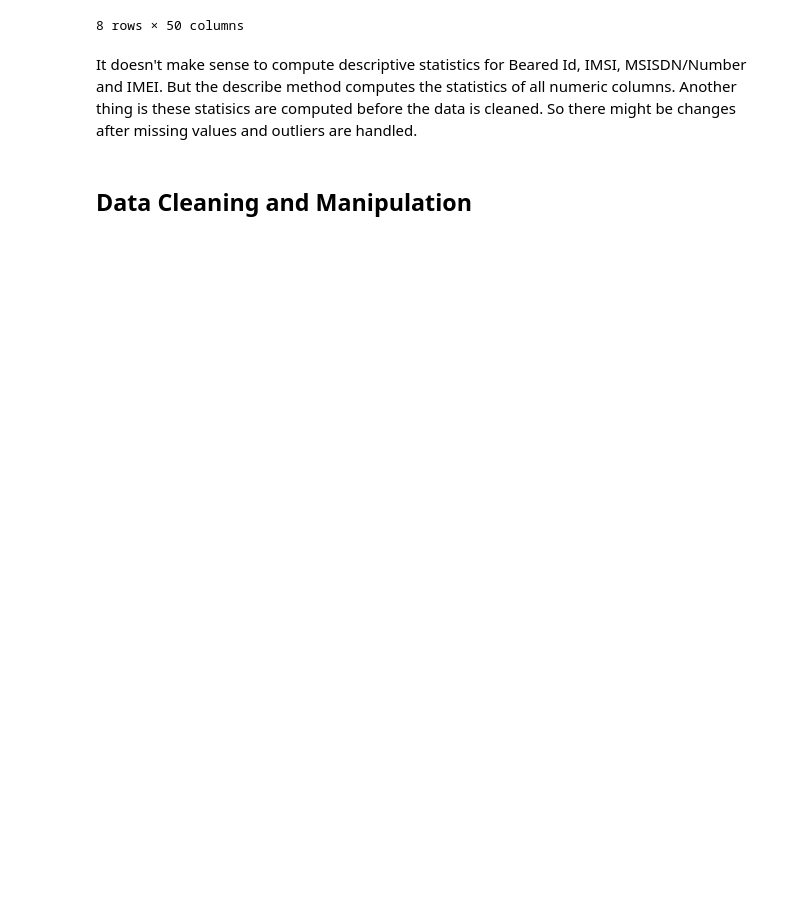
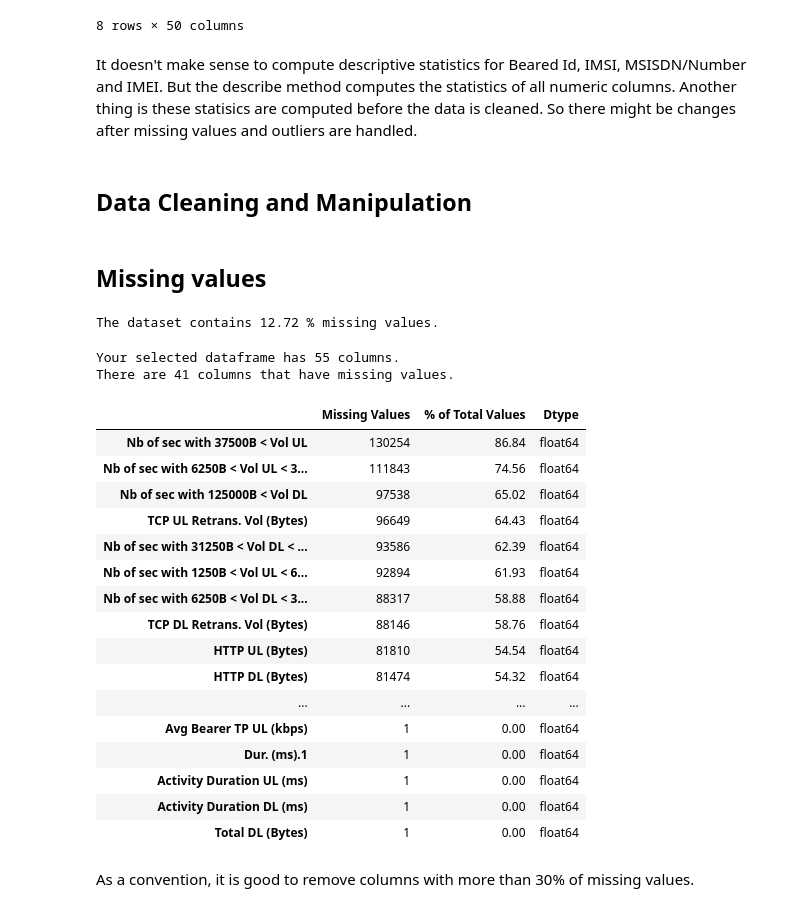
Before and after one commit to zelalemgetahun9374/TellCo-Data-Analysis, a Jupyter notebook: notebooks/User Overview analysis.ipynb, the cells around one changed output. Cells and saved outputs as stored; diff of their text form; code cells hidden in the pictures; blank space fills up the shorter version.

```diff
--- a/notebooks/User Overview analysis.ipynb
+++ b/notebooks/User Overview analysis.ipynb
@@ -9,0 +25,31 @@ import pandas as pd
+# %%
+# Function to calculate missing values by column
+def missing_values_table(df):
+    # Total missing values
+    mis_val = df.isnull().sum()
+
+    # Percentage of missing values
+    mis_val_percent = 100 * mis_val / len(df)
+
+    # dtype of missing values
+    mis_val_dtype = df.dtypes
+
+    # Make a table with the results
+    mis_val_table = pd.concat([mis_val, mis_val_percent, mis_val_dtype], axis=1)
+
+    # Rename the columns
+    mis_val_table_ren_columns = mis_val_table.rename(
+    columns = {0 : 'Missing Values', 1 : '% of Total Values', 2: 'Dtype'})
+
+    # Sort the table by percentage of missing descending and remove columns with no missing values
+    mis_val_table_ren_columns = mis_val_table_ren_columns[
+        mis_val_table_ren_columns.iloc[:,0] != 0].sort_values(
+    '% of Total Values', ascending=False).round(2)
+
+    # Print some summary information
+    print ("Your selected dataframe has " + str(df.shape[1]) + " columns.\n"
+        "There are " + str(mis_val_table_ren_columns.shape[0]) +
+          " columns that have missing values.")
+
+    # Return the dataframe with missing information
+    return mis_val_table_ren_columns
@@ -11,7 +66,8 @@ import pandas as pd
 ## Reading Data
 # %%
 # reading the csv file
-tellco_df = pd.read_csv("../data/Week1_challenge_data_source.csv")
+missing_values = ["n/a", "na", "undefined"]
+tellco_df = pd.read_csv("../data/Week1_challenge_data_source.csv", na_values=missing_values)
 tellco_df
 # %% [output]
 |  | Bearer Id | Start | Start ms | End | End ms | Dur. (ms) | IMSI | MSISDN/Number | IMEI | ... |
@@ -102,3 +164,36 @@ tellco_df.describe()
 It doesn't make sense to compute descriptive statistics for Beared Id, IMSI, MSISDN/Number and IMEI. But the describe method computes the statistics of all numeric columns. Another thing is these statisics are computed before the data is cleaned. So there might be changes after missing values and outliers are handled.
 # %% [markdown]
 ## Data Cleaning and Manipulation
+# %% [markdown]
+## Missing values
+# %%
+percent_missing(tellco_df)
+# %% [output]
+The dataset contains 12.72 % missing values.
+# %%
+missing_df = missing_values_table(tellco_df)
+# %% [output]
+Your selected dataframe has 55 columns.
+There are 41 columns that have missing values.
+# %%
+missing_df
+# %% [output]
+|  | Missing Values | % of Total Values | Dtype |
+| Nb of sec with 37500B < Vol UL | 130254 | 86.84 | float64 |
+| Nb of sec with 6250B < Vol UL < 3... | 111843 | 74.56 | float64 |
+| Nb of sec with 125000B < Vol DL | 97538 | 65.02 | float64 |
+| TCP UL Retrans. Vol (Bytes) | 96649 | 64.43 | float64 |
+| Nb of sec with 31250B < Vol DL < ... | 93586 | 62.39 | float64 |
+| Nb of sec with 1250B < Vol UL < 6... | 92894 | 61.93 | float64 |
+| Nb of sec with 6250B < Vol DL < 3... | 88317 | 58.88 | float64 |
+| TCP DL Retrans. Vol (Bytes) | 88146 | 58.76 | float64 |
+| HTTP UL (Bytes) | 81810 | 54.54 | float64 |
+| HTTP DL (Bytes) | 81474 | 54.32 | float64 |
+| ... | ... | ... | ... |
+| Avg Bearer TP UL (kbps) | 1 | 0.00 | float64 |
+| Dur. (ms).1 | 1 | 0.00 | float64 |
+| Activity Duration UL (ms) | 1 | 0.00 | float64 |
+| Activity Duration DL (ms) | 1 | 0.00 | float64 |
+| Total DL (Bytes) | 1 | 0.00 | float64 |
+# %% [markdown]
+As a convention, it is good to remove columns with more than 30% of missing values.
```
Also changed, not shown: parts of 9 cells of this notebook.
